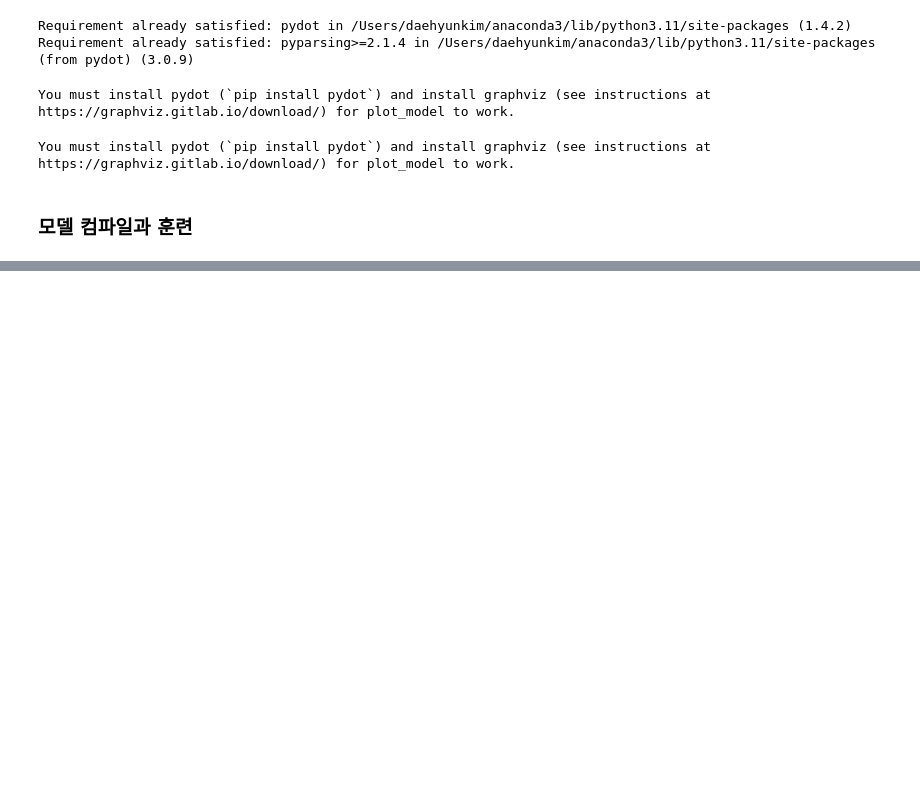
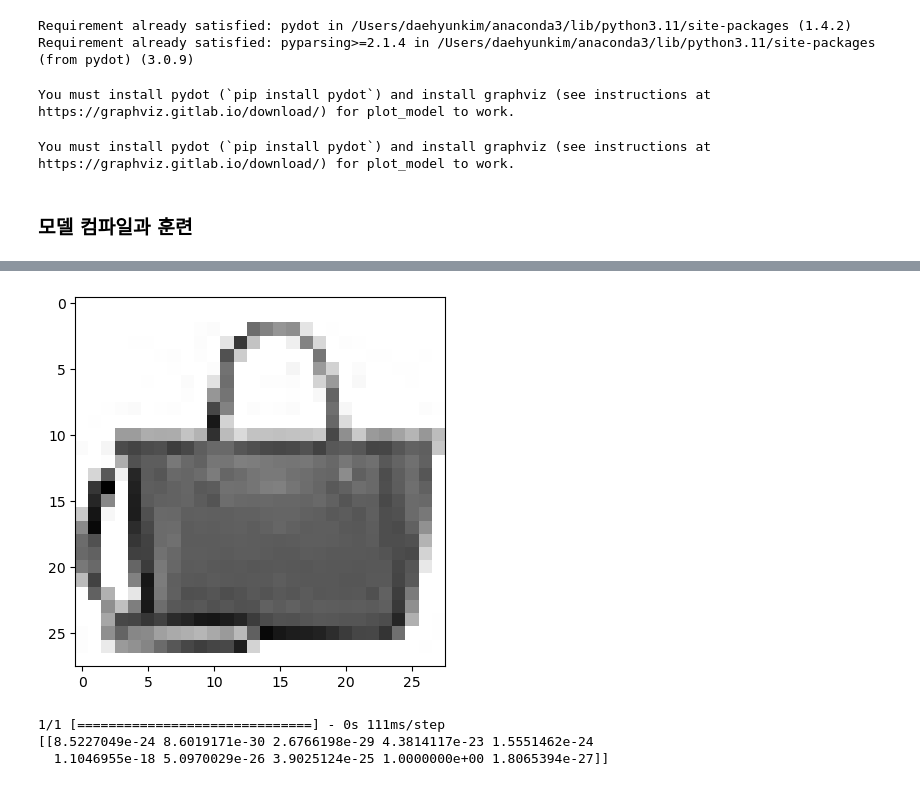
Before and after one commit to Daehyun-Bigbread/Bigbread-Data-Science, a Jupyter notebook: 2023_2.PnP ML Study/Week7/Ch7.Image classification using convolutional neural networks.ipynb, the cells around one changed output, grey strips where cells are left out. Drawn from its saved outputs; the diff is of its cells as text; code cells hidden in the pictures; blank space fills up the shorter version.

```diff
--- a/2023_2.PnP ML Study/Week7/Ch7.Image classification using convolutional neural networks.ipynb
+++ b/2023_2.PnP ML Study/Week7/Ch7.Image classification using convolutional neural networks.ipynb
@@ -101,0 +107,15 @@ Epoch 9/20
+# %%
+# predict() 메서드를 사용해 훈련된 모댈을 사용하여 새로운 데이터에 대해 예측
+# 흑백 이미지에 깊이 차원은 없습니다 따라서 (28, 28, 1) 크기를 (28, 28)로 비꾸어 출력
+plt.imshow(val_scaled[0].reshape(28,28), cmap='gray_r')
+plt.show()
+# %% [output]
+[figure, added]
+# %%
+# model의 이미지에 대한 예측. predict() method는 10개의 클래스에 대한 예측 확률 출력
+preds = model.predict(val_scaled[0:1])
+print(preds)
+# %% [output]
+1/1 [==============================] - 0s 111ms/step
+[[8.5227049e-24 8.6019171e-30 2.6766198e-29 4.3814117e-23 1.5551462e-24
+  1.1046955e-18 5.0970029e-26 3.9025124e-25 1.0000000e+00 1.8065394e-27]]
```
Also changed, not shown: parts of 8 cells of this notebook, 1 other file.
